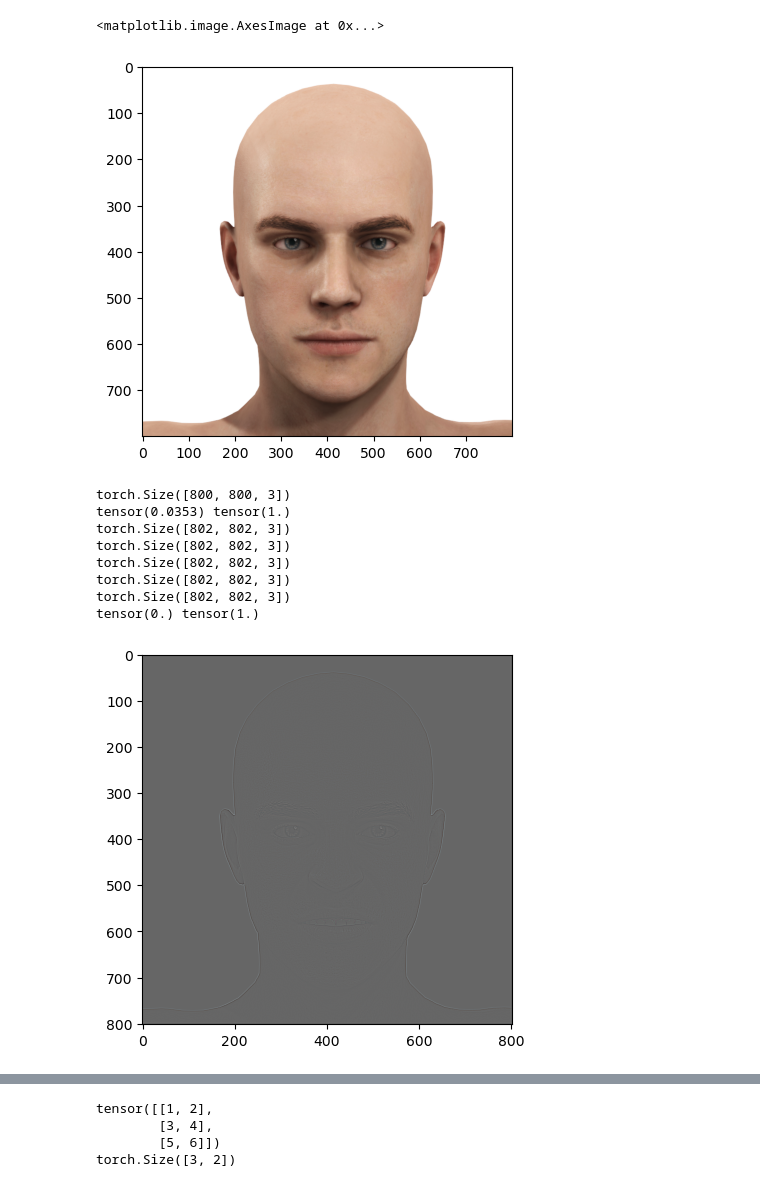
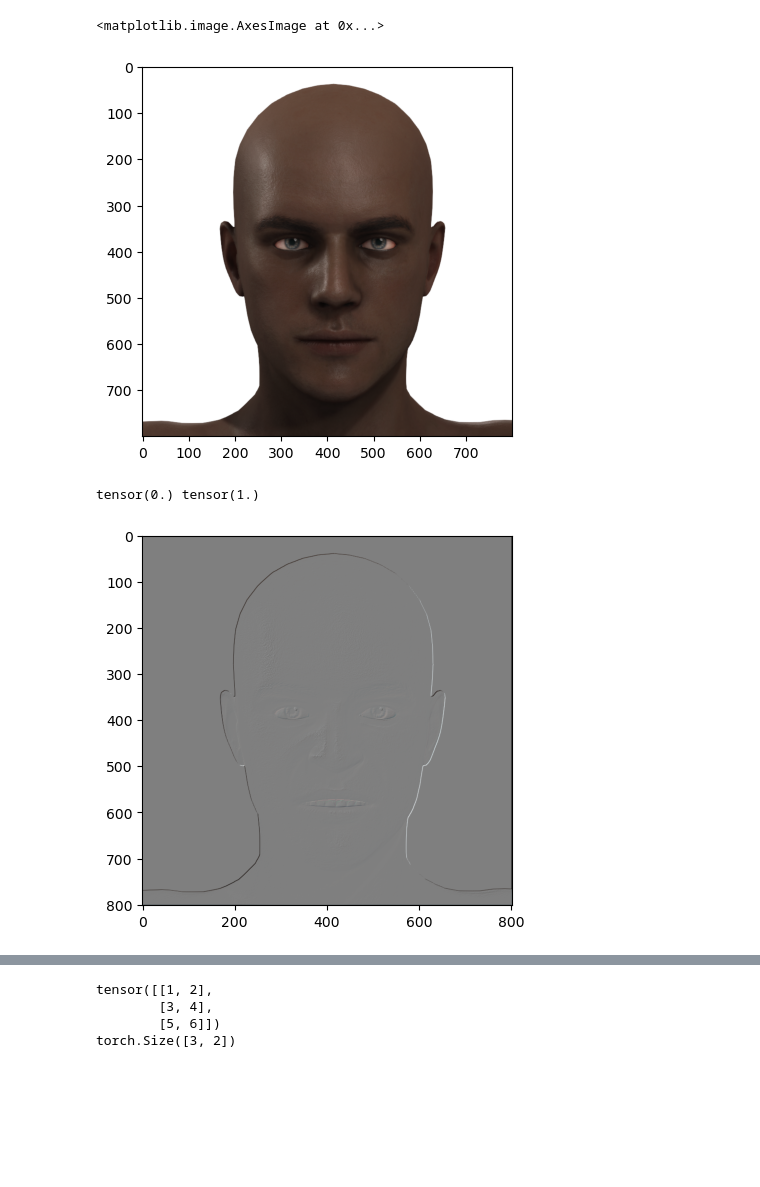
Before and after one commit to hiyuantang/FAU_Dataset, a Jupyter notebook: code/vis_trans.ipynb, the cells around one changed output, grey strips where cells are left out. Saved outputs shown, nothing was run; the diff lists cells and outputs as text; code cells hidden in the pictures; blank space fills up the shorter version.

```diff
--- a/code/vis_trans.ipynb
+++ b/code/vis_trans.ipynb
@@ -7,36 +14,24 @@ import torch.nn.functional as F
 # %%
-img = mpimg.imread('/Volumes/Yuan-T7/Datasets/FAU/images/European_Man/em1/4em1_4.2.png')
+img = mpimg.imread('D:/Datasets/FAU/images/European_Man/em10/4em10_4.2.png')
 img = torch.tensor(img[200:1000, 850:1650,:])
 plt.imshow(img)
 # %% [output]
 <matplotlib.image.AxesImage at 0x...>
-[figure, old version]
+[figure, new version]
 # %%
-img = mpimg.imread('/Volumes/Yuan-T7/Datasets/FAU/images/European_Man/em1/10em1_10.10.png')
+img = mpimg.imread('D:/Datasets/FAU/images/European_Man/em10/10em10_10.10.png')
 img = torch.tensor(img[200:1000, 850:1650,0:3])
-print(img.shape)
-print(img.min(), img.max())
 img_around = F.pad(img, (0,0,1,1,1,1), 'constant', 0)
-print(img_around.shape)
 img_pos0 = F.pad(img, (0,0,2,0,2,0), 'constant', 0)
-img_pos1 = F.pad(img, (0,0,0,2,0,2), 'constant', 0)
-img_pos2 = F.pad(img, (0,0,0,2,2,0), 'constant', 0)
-img_pos3 = F.pad(img, (0,0,2,0,0,2), 'constant', 0)
-print(img_pos0.shape)
-print(img_pos1.shape)
-print(img_pos2.shape)
-print(img_pos3.shape)
-img_final = 4.0 * img_around - img_pos0 - img_pos1 - img_pos2 - img_pos3
+#img_pos1 = F.pad(img, (0,0,0,2,0,2), 'constant', 0)
+#img_pos2 = F.pad(img, (0,0,0,2,2,0), 'constant', 0)
+#img_pos3 = F.pad(img, (0,0,2,0,0,2), 'constant', 0)
+img_final = img_around - img_pos0
+#img_final_re = 1.0 / (img_final + 0.03)
+#img_final = img_final + img_final_re
 img_final = (img_final - img_final.min())/(img_final.max()-img_final.min())
 plt.imshow(img_final)
 print(img_final.min(), img_final.max())
 # %% [output]
-torch.Size([800, 800, 3])
-tensor(0.0353) tensor(1.)
-torch.Size([802, 802, 3])
-torch.Size([802, 802, 3])
-torch.Size([802, 802, 3])
-torch.Size([802, 802, 3])
-torch.Size([802, 802, 3])
 tensor(0.) tensor(1.)
-[figure, old version]
+[figure, new version]
```
Also changed, not shown: parts of 14 cells of this notebook.
